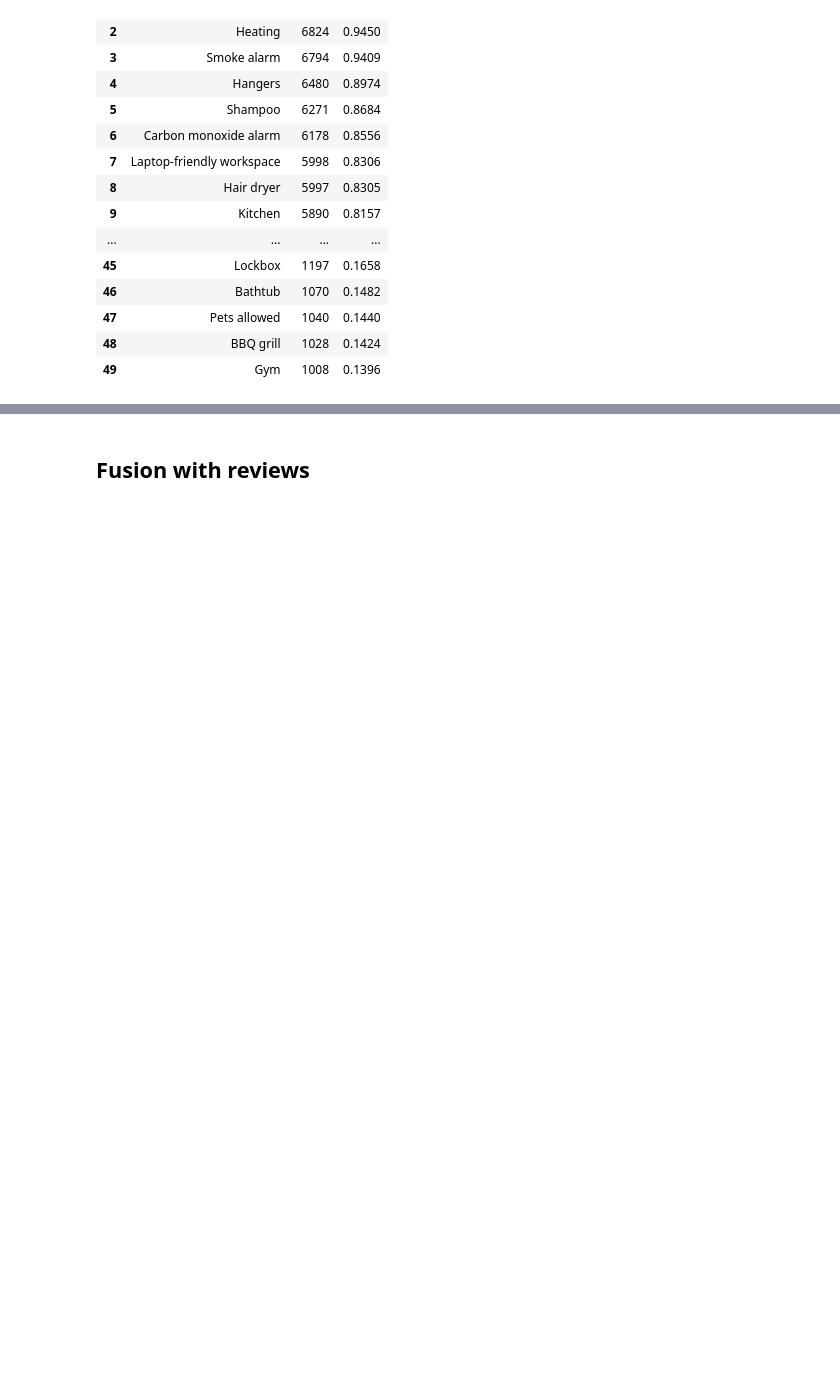
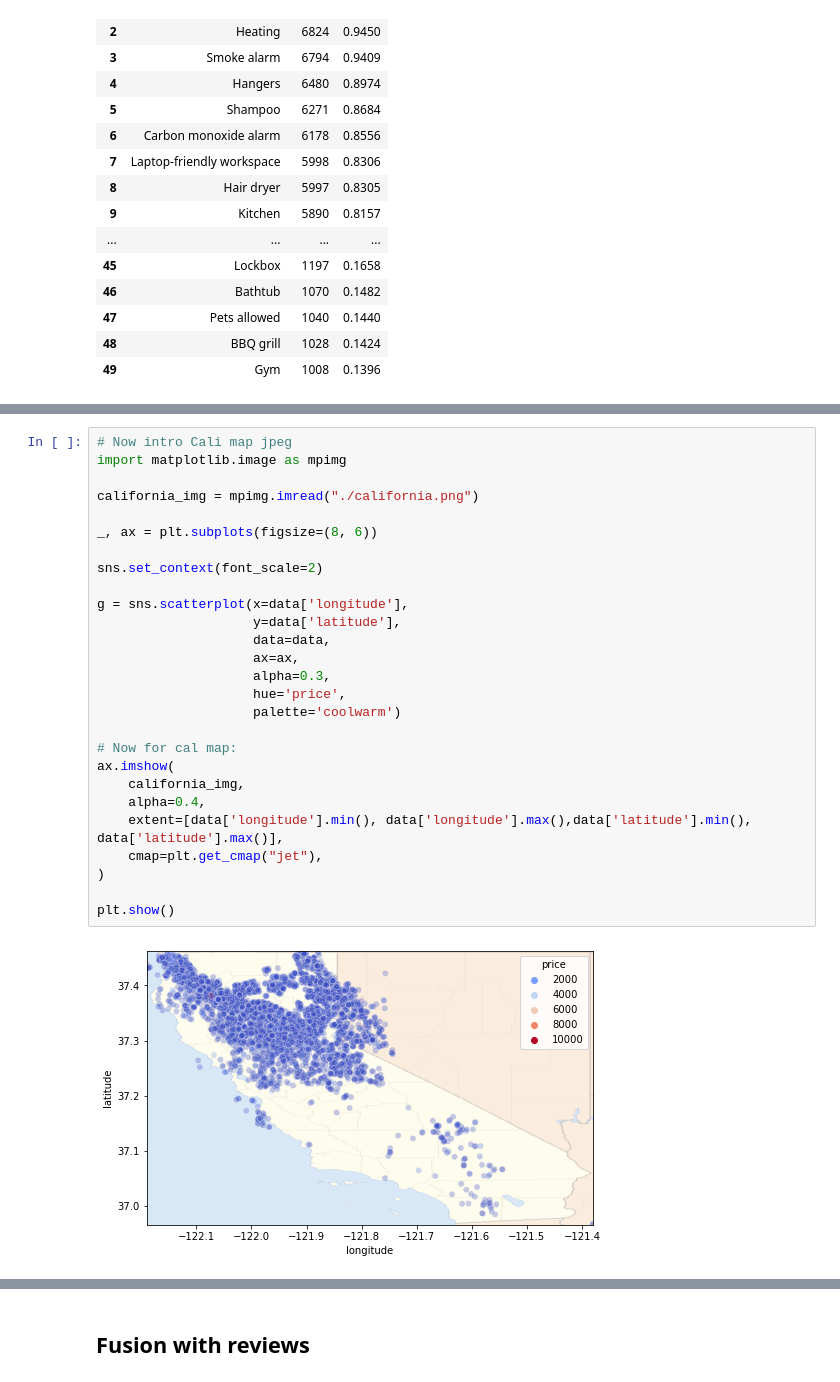
Before and after one commit to johnfcchan/crackdatescience, a Jupyter notebook: Airbnb_evan.ipynb, the cells around one changed output, grey strips where cells are left out. Saved outputs shown, nothing was run; the diff lists cells and outputs as text; blank space fills up the shorter version.

```diff
--- a/Airbnb_evan.ipynb
+++ b/Airbnb_evan.ipynb
@@ -618,0 +669,29 @@ sub_df.sort_values(by=['count'], ascending=False)
+# %%
+# Now intro Cali map jpeg
+import matplotlib.image as mpimg
+
+california_img = mpimg.imread("./california.png")
+
+_, ax = plt.subplots(figsize=(8, 6))
+
+sns.set_context(font_scale=2)
+
+g = sns.scatterplot(x=data['longitude'],
+                    y=data['latitude'],
+                    data=data,
+                    ax=ax,
+                    alpha=0.3,
+                    hue='price',
+                    palette='coolwarm')
+
+# Now for cal map:
+ax.imshow(
+    california_img,
+    alpha=0.4,
+    extent=[data['longitude'].min(), data['longitude'].max(),data['latitude'].min(), data['latitude'].max()],
+    cmap=plt.get_cmap("jet"),
+)
+
+plt.show()
+# %% [output]
+[figure, added]
```
Also changed, not shown: parts of 24 cells of this notebook, 1 other file.
